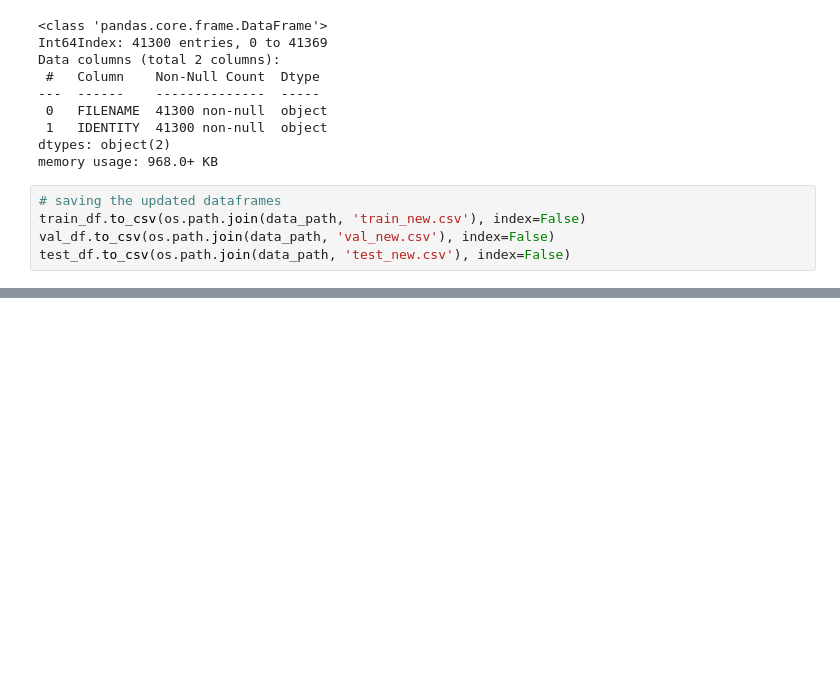
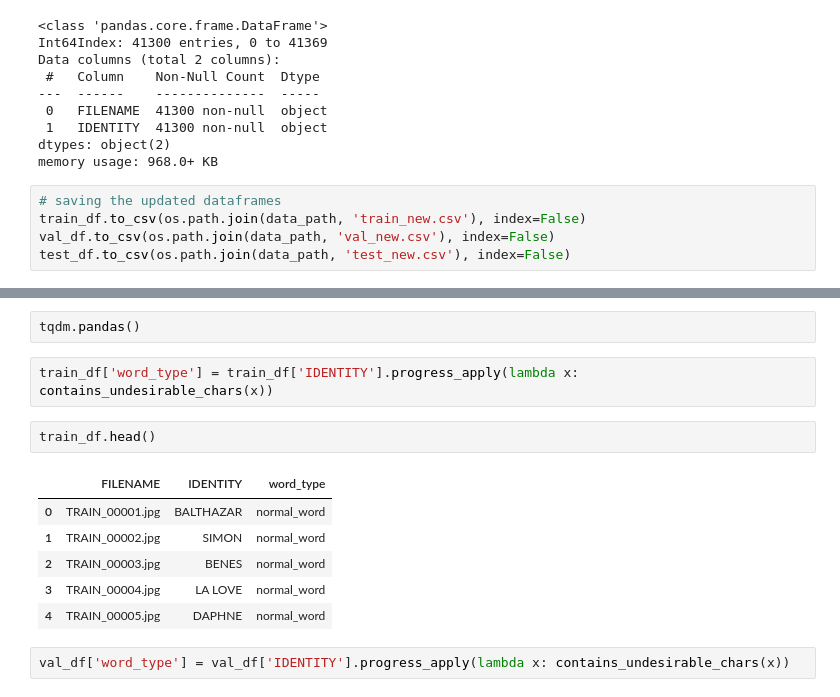
Before and after one commit to nikhil-salodkar/handwriting_recognition, a Jupyter notebook: notebooks/kaggle_handwriting_dataset_prepare.ipynb, the cells around one changed output, grey strips where cells are left out. Cells and saved outputs as stored; diff of their text form; blank space fills up the shorter version.

```diff
--- a/notebooks/kaggle_handwriting_dataset_prepare.ipynb
+++ b/notebooks/kaggle_handwriting_dataset_prepare.ipynb
@@ -140,0 +202,15 @@ test_df.to_csv(os.path.join(data_path, 'test_new.csv'), index=False)
+# %%
+tqdm.pandas()
+# %%
+train_df['word_type'] = train_df['IDENTITY'].progress_apply(lambda x: contains_undesirable_chars(x))
+# %%
+train_df.head()
+# %% [output]
+|  | FILENAME | IDENTITY | word_type |
+| 0 | TRAIN_00001.jpg | BALTHAZAR | normal_word |
+| 1 | TRAIN_00002.jpg | SIMON | normal_word |
+| 2 | TRAIN_00003.jpg | BENES | normal_word |
+| 3 | TRAIN_00004.jpg | LA LOVE | normal_word |
+| 4 | TRAIN_00005.jpg | DAPHNE | normal_word |
+# %%
+val_df['word_type'] = val_df['IDENTITY'].progress_apply(lambda x: contains_undesirable_chars(x))
```
Also changed, not shown: parts of 16 cells of this notebook, 2 other files.
